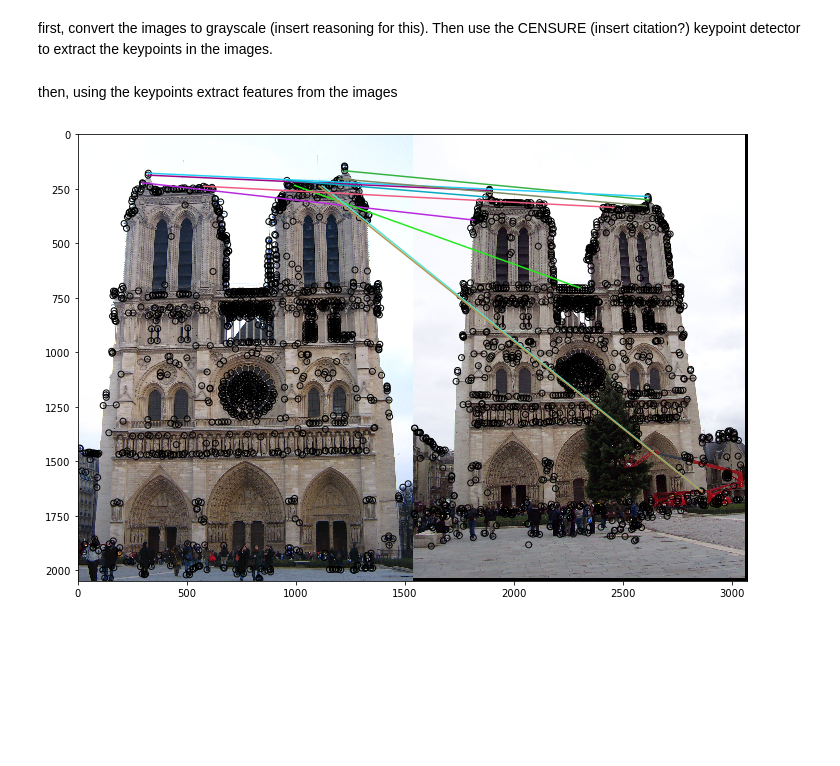
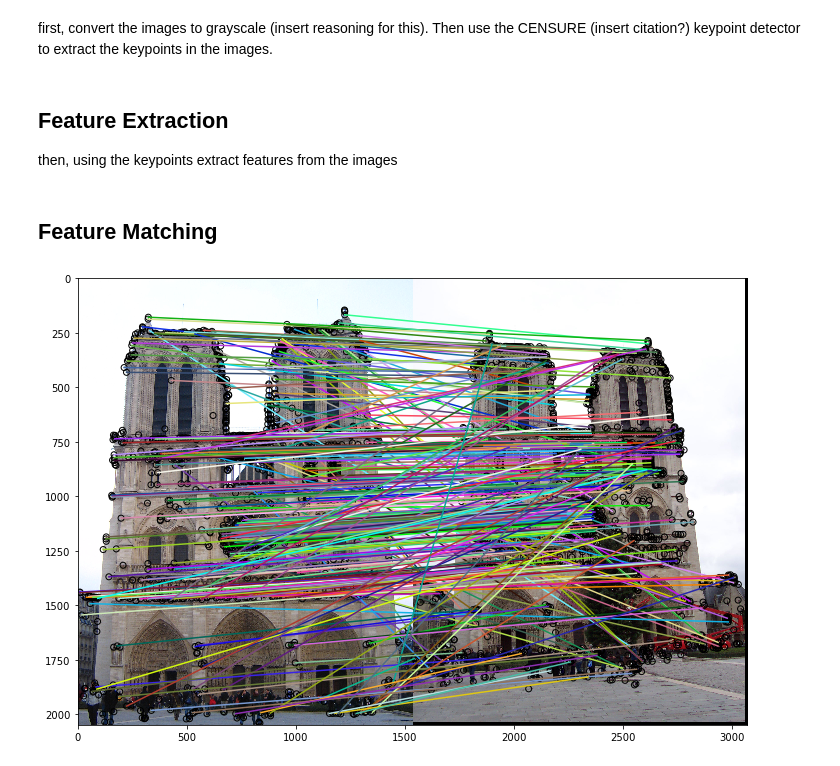
Before and after one commit to wderekjones/local_feature_matching, a Jupyter notebook: local_feature_matching_2.ipynb, the cells around one changed output. Cells and saved outputs as stored; diff of their text form; code cells hidden in the pictures; blank space fills up the shorter version.

```diff
--- a/local_feature_matching_2.ipynb
+++ b/local_feature_matching_2.ipynb
@@ -78,6 +112,7 @@ censure.detect(img2_gray)
 
 kp2 = censure.keypoints
 # %% [markdown]
+## Feature Extraction
 then, using the keypoints extract features from the images
 # %%
 brief = BRIEF()
@@ -85,6 +120,8 @@ brief.extract(img1_gray,kp1)
 img1_feats = brief.descriptors
 brief.extract(img2_gray,kp2)
 img2_feats = brief.descriptors
+# %% [markdown]
+## Feature Matching
 # %%
 matches = match_descriptors(img1_feats,img2_feats)
 # %%
@@ -93,11 +130,11 @@ img2_matchpoints = kp2[matches[:,1]]
 # %%
 width = 12
 height = 12
 
 plt.figure(figsize=(width, height))
 
 plt.gray()
-plot_matches(plt,img1,img2,kp1,kp2,matches[:10])
+plot_matches(plt,img1,img2,kp1,kp2,matches)
 plt.show()
 # %% [output]
-[figure, old version]
+[figure, new version]
```
Also changed, not shown: parts of 5 cells of this notebook.
